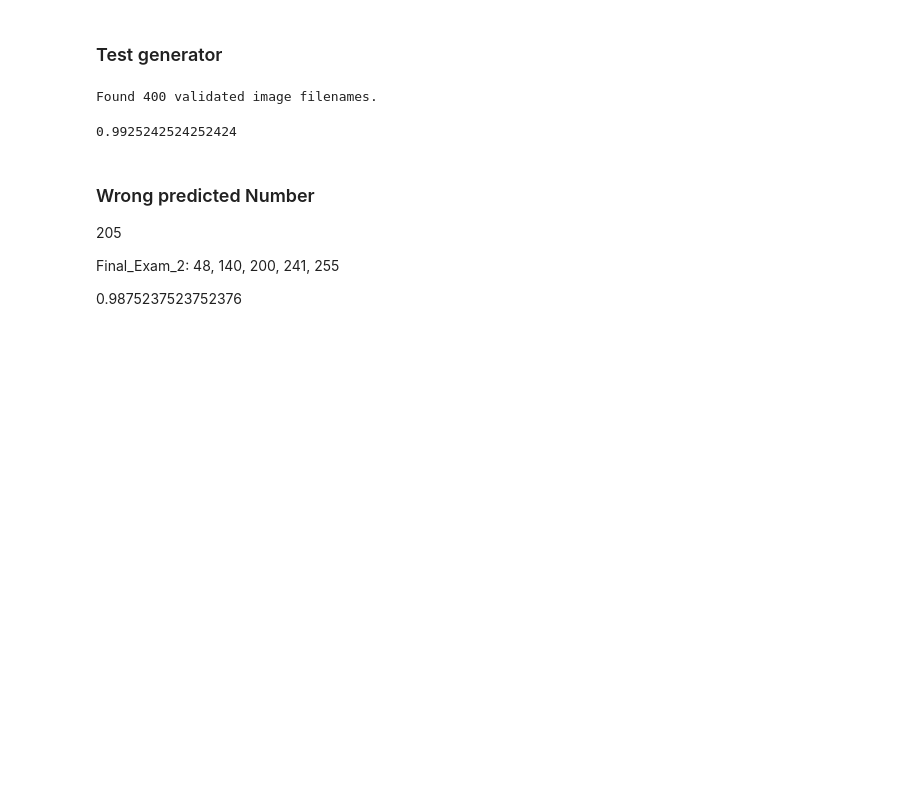
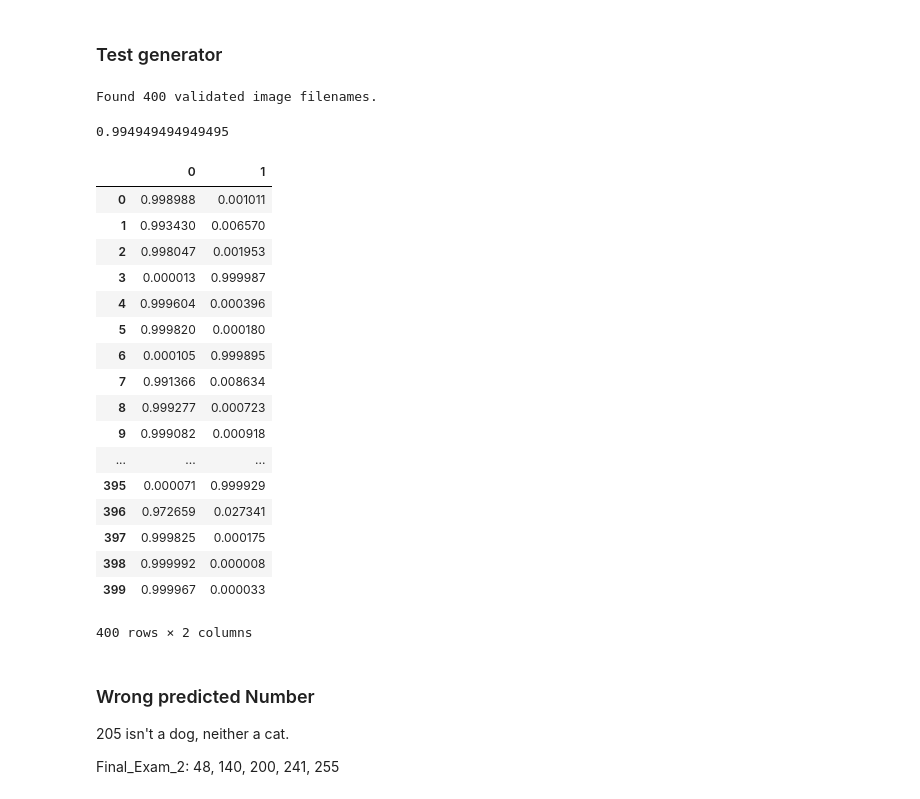
Before and after one commit to YRC0612/2nd_ML100days_Final_Exam, a Jupyter notebook: Final_Exam_Xception.ipynb, the cells around one changed output. Cells and saved outputs as stored; diff of their text form; code cells hidden in the pictures; blank space fills up the shorter version.

```diff
--- a/Final_Exam_Xception.ipynb
+++ b/Final_Exam_Xception.ipynb
@@ -107,6 +107,17 @@ num_classes = 2 # 類別的數量，cat & dog 共有 2 個類別
 epochs = 30 # 訓練的 epochs 數量
 # %%
 train_datagen = ImageDataGenerator(
+    rotation_range=40,
+    rescale=1./255,
+    shear_range=0.1,
+    zoom_range=0.2,
+    horizontal_flip=True,
+    width_shift_range=0.1,
+    height_shift_range=0.1,
+)
+
+# 20190814_2_restore_final_exam_2_config ==>
+"""
     rotation_range=40,
     rescale=1./255,
     shear_range=0.2,               # 20190813_3_Modify_from_0.1_to_0.2
@@ -116,7 +127,8 @@ train_datagen = ImageDataGenerator(
     height_shift_range=0.2,        # 20190813_3_Modify_from_0.1_to_0.2
     channel_shift_range=10,        # 20190813_3_Add
     brightness_range=(1.1, 1.2)    # 20190813_3_Add
-)
+"""
+# 20190814_2_restore_final_exam_2_config <==
 
 train_generator = train_datagen.flow_from_dataframe(
     train_df,
@@ -155,8 +167,8 @@ earlystop = EarlyStopping(monitor='val_acc',
 
 # 20190813_3_Add_callbacks ==>
 reduced_lr = ReduceLROnPlateau(monitor='val_acc',
-                               factor=0.2,
-                               patience=5,
+                               factor=0.3,
+                               patience=3,
                                verbose=1,
                                mode='auto',
                                min_delta=0.0001,
@@ -201,7 +213,7 @@ model = Model(inputs=xception.input, outputs=output_layer)   # 20190814_1_Add_Xc
 model.summary()
 
 model.compile(loss='categorical_crossentropy',
-              optimizer=Adam(lr=1e-5),
+              optimizer=Adam(lr=1e-5, amsgrad=True),   # 20190815_1_add_amsgrad
               metrics=['accuracy'])
 
 history = model.fit_generator(train_generator,
@@ -281,5 +293,5 @@ auc = roc_auc_score(y_test_df['Predicted'], test_df['label'])
 
 auc
 # %% [output]
-0.9925242524252424
+0.994949494949495
 # %%
@@ -290,8 +311,38 @@ output.to_csv('Final_Exam_4.csv', header=["Predicted"], index_label='ID')
+# %%
+"""
+
+!!!!!!!!!!!!!!!!!!!!!!!!!!!!!!!!!!!!!!!!!!!!
+PLEASE MODIFY BELOW FILENAME EVERYTIME BUILD
+!!!!!!!!!!!!!!!!!!!!!!!!!!!!!!!!!!!!!!!!!!!!
+
+"""
+
+predproba_df = pd.DataFrame(predict)
+predproba_df.to_csv('Predicted_proba_Xception_4.csv')
+
+predproba_df
+# %% [output]
+|  | 0 | 1 |
+| 0 | 0.998988 | 0.001011 |
+| 1 | 0.993430 | 0.006570 |
+| 2 | 0.998047 | 0.001953 |
+| 3 | 0.000013 | 0.999987 |
+| 4 | 0.999604 | 0.000396 |
+| 5 | 0.999820 | 0.000180 |
+| 6 | 0.000105 | 0.999895 |
+| 7 | 0.991366 | 0.008634 |
+| 8 | 0.999277 | 0.000723 |
+| 9 | 0.999082 | 0.000918 |
+| ... | ... | ... |
+| 395 | 0.000071 | 0.999929 |
+| 396 | 0.972659 | 0.027341 |
+| 397 | 0.999825 | 0.000175 |
+| 398 | 0.999992 | 0.000008 |
+| 399 | 0.999967 | 0.000033 |
+400 rows × 2 columns
 # %% [markdown]
 ### Wrong predicted Number
 
-205
+205 isn't a dog, neither a cat.
 
 Final_Exam_2: 48, 140, 200, 241, 255
-
-0.9875237523752376
```
Also changed, not shown: parts of 5 cells of this notebook.
